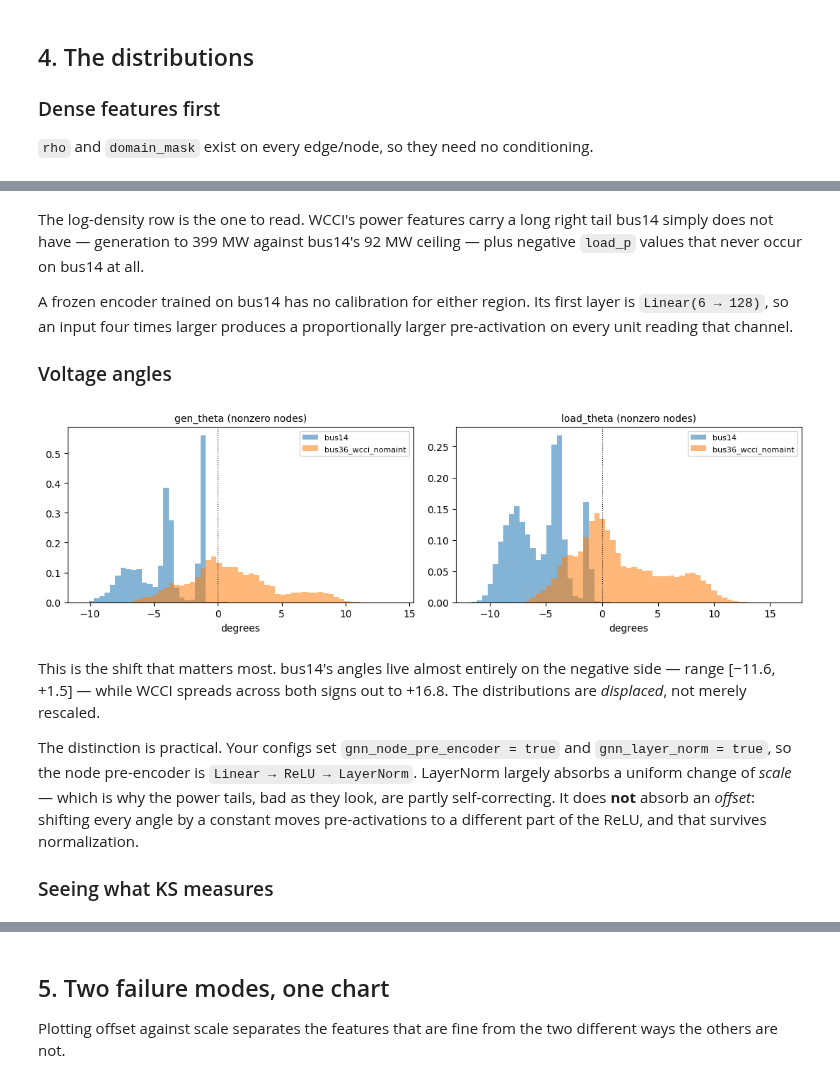
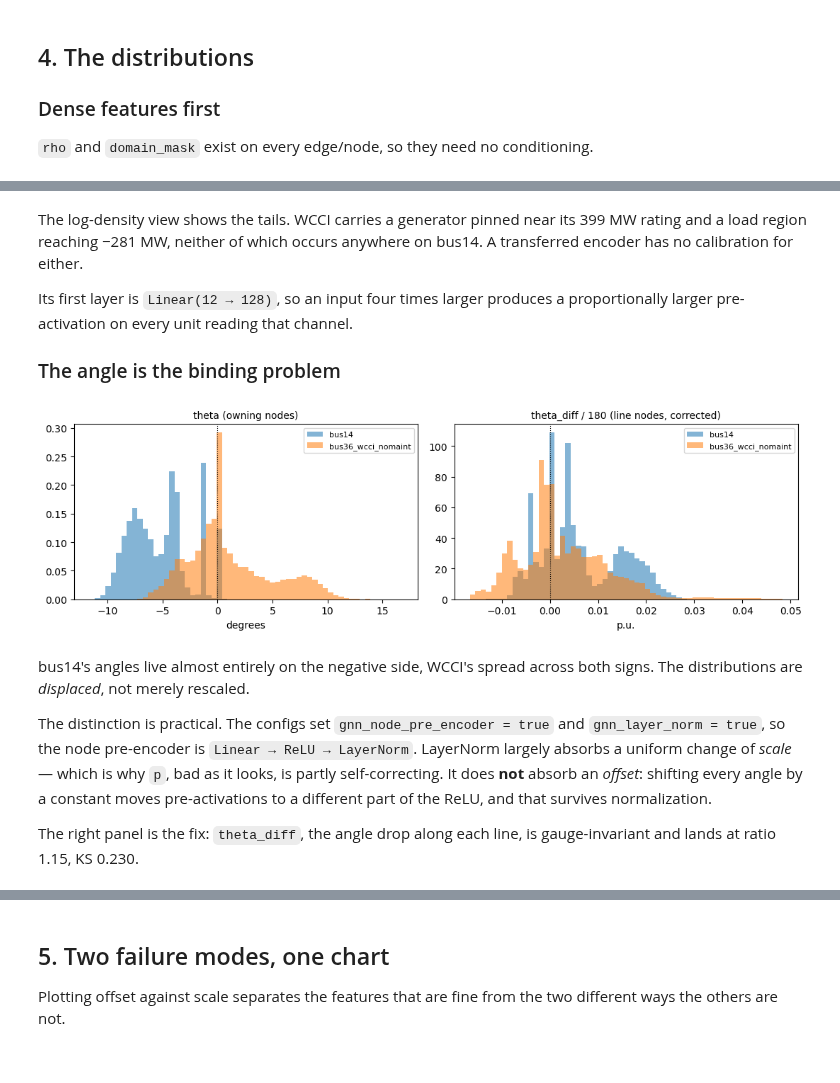
Before and after one commit to corentinplumet/RL_Marl2grid, a Jupyter notebook: Topology_Task/analysis/metrics/notebooks/graph_features/bus14_vs_wcci_feature_shift.ipynb, the cells around one changed output, grey strips where cells are left out. Cells and saved outputs as stored; diff of their text form; code cells hidden in the pictures.

```diff
--- a/Topology_Task/analysis/metrics/notebooks/graph_features/bus14_vs_wcci_feature_shift.ipynb
+++ b/Topology_Task/analysis/metrics/notebooks/graph_features/bus14_vs_wcci_feature_shift.ipynb
@@ -289,13 +306,16 @@ def overlay(ax, title, values_a, values_b, clip=(0.001, 0.999), bins=60):
     ax.set_title(title, fontsize=10)
     ax.legend(fontsize=8)
 
+def owning(store, env, channel):
+    return store[env][f"node/{channel}"][owning_rows(store, env, channel)]
+
 fig, axes = plt.subplots(1, 2, figsize=(11, 3.4))
-overlay(axes[0], "rho (all physical edges)",
-        samples[A]["edge/physical/rho"], samples[B]["edge/physical/rho"])
-axes[0].set_xlabel("flow / thermal limit")
-overlay(axes[1], "domain_mask (all nodes)",
-        samples[A]["node/node/domain_mask"], samples[B]["node/node/domain_mask"])
-axes[1].set_xlabel("1 = own substation, 0 = neighbour")
+overlay(axes[0], "rho (transmission-line nodes)",
+        owning(samples, A, "rho"), owning(samples, B, "rho"), clip=(0.0, 0.999))
+axes[0].set_xlabel("p.u.")
+overlay(axes[1], "p (generator and load nodes)",
+        owning(samples, A, "p"), owning(samples, B, "p"), clip=(0.01, 0.96))
+axes[1].set_xlabel("MW")
 fig.tight_layout()
 plt.show()
 # %% [output]
@@ -337,39 +344,38 @@ load_p below zero:  bus14 0.00%   bus36_wcci_nomaint 3.51%
 # %% [markdown]
-The log-density row is the one to read. WCCI's power features carry a long right
-tail bus14 simply does not have — generation to 399 MW against bus14's 92 MW
-ceiling — plus negative `load_p` values that never occur on bus14 at all.
+The log-density view shows the tails. WCCI carries a generator pinned near its
+399 MW rating and a load region reaching −281 MW, neither of which occurs
+anywhere on bus14. A transferred encoder has no calibration for either.
 
-A frozen encoder trained on bus14 has no calibration for either region. Its
-first layer is `Linear(6 → 128)`, so an input four times larger produces a
+Its first layer is `Linear(12 → 128)`, so an input four times larger produces a
 proportionally larger pre-activation on every unit reading that channel.
 
-### Voltage angles
+### The angle is the binding problem
 # %%
 fig, axes = plt.subplots(1, 2, figsize=(11, 3.4))
-for ax, key in zip(axes, ["gen_theta", "load_theta"]):
-    full = f"node/node/{key}"
-    x = samples[A][full][samples[A][full] != 0]
-    y = samples[B][full][samples[B][full] != 0]
-    overlay(ax, f"{key} (nonzero nodes)", x, y, clip=(0.0, 1.0))
-    ax.axvline(0.0, color="k", lw=0.8, ls=":")
-    ax.set_xlabel("degrees")
+overlay(axes[0], "theta (owning nodes)",
+        owning(samples, A, "theta"), owning(samples, B, "theta"), clip=(0.0, 1.0))
+axes[0].axvline(0.0, color="k", lw=0.8, ls=":"); axes[0].set_xlabel("degrees")
+overlay(axes[1], "theta_diff / 180 (line nodes, corrected)",
+        owning(corrected, A, "theta_diff") / 180.0,
+        owning(corrected, B, "theta_diff") / 180.0, clip=(0.001, 0.999))
+axes[1].axvline(0.0, color="k", lw=0.8, ls=":"); axes[1].set_xlabel("p.u.")
 fig.tight_layout()
 plt.show()
 # %% [output]
-[figure, old version]
+[figure, new version]
 # %% [markdown]
-This is the shift that matters most. bus14's angles live almost entirely on the
-negative side — range [−11.6, +1.5] — while WCCI spreads across both signs out
-to +16.8. The distributions are *displaced*, not merely rescaled.
+bus14's angles live almost entirely on the negative side, WCCI's spread across
+both signs. The distributions are *displaced*, not merely rescaled.
 
-The distinction is practical. Your configs set `gnn_node_pre_encoder = true` and
+The distinction is practical. The configs set `gnn_node_pre_encoder = true` and
 `gnn_layer_norm = true`, so the node pre-encoder is `Linear → ReLU → LayerNorm`.
-LayerNorm largely absorbs a uniform change of *scale* — which is why the power
-tails, bad as they look, are partly self-correcting. It does **not** absorb an
-*offset*: shifting every angle by a constant moves pre-activations to a
-different part of the ReLU, and that survives normalization.
+LayerNorm largely absorbs a uniform change of *scale* — which is why `p`, bad as
+it looks, is partly self-correcting. It does **not** absorb an *offset*:
+shifting every angle by a constant moves pre-activations to a different part of
+the ReLU, and that survives normalization.
 
-### Seeing what KS measures
+The right panel is the fix: `theta_diff`, the angle drop along each line, is
+gauge-invariant and lands at ratio 1.15, KS 0.230.
 # %%
 def ecdf(values):
     ordered = np.sort(values)
```
Also changed, not shown: parts of 14 cells of this notebook, 8 other files.
